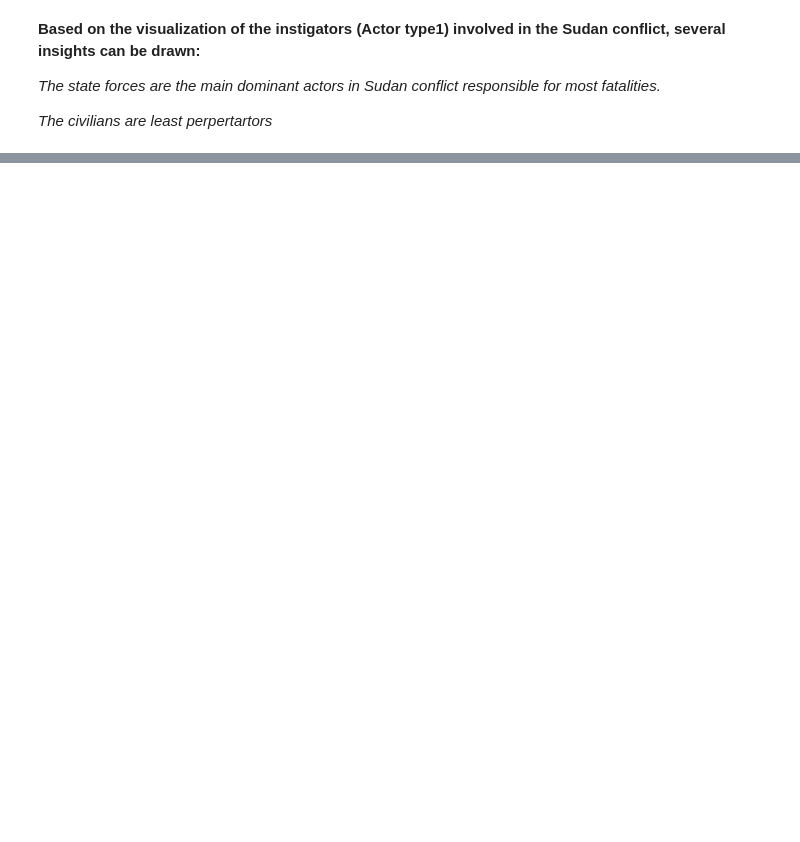
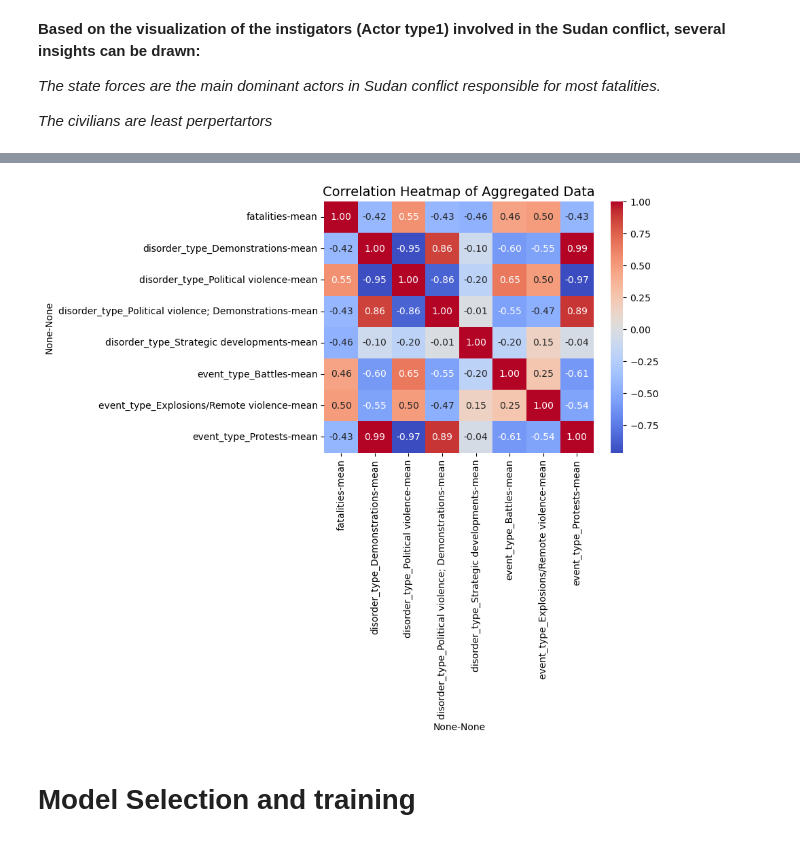
Before and after one commit to pmachieng/P_3_project, a Jupyter notebook: index.ipynb.ipynb, the cells around one changed output, grey strips where cells are left out. Drawn from its saved outputs; the diff is of its cells as text; code cells hidden in the pictures; blank space fills up the shorter version.

```diff
--- a/index.ipynb.ipynb
+++ b/index.ipynb.ipynb
@@ -632,0 +339,25 @@ Mean Squared Error: 14843931.931316573
+# %%
+df_encoded = pd.DataFrame(df_encoded)
+
+# Define the list of columns to keep
+selected_columns = [
+    'year',
+    'fatalities',
+    'disorder_type_Demonstrations',
+    'disorder_type_Political violence',
+    'disorder_type_Political violence; Demonstrations',
+    'disorder_type_Strategic developments',
+    'event_type_Battles',
+    'event_type_Explosions/Remote violence',
+    'event_type_Protests'
+]
+
+# Create a new DataFrame with only the selected columns
+selected_df = df_encoded[selected_columns]
+
+print(selected_df)
+
+#If you want to create a copy to ensure you are not modifying the original:
+selected_df_copy = df_encoded[selected_columns].copy()
+print("\nCopy of selected dataframe:")
+selected_df_copy.head(10)
@@ -632,0 +436,8 @@ Mean Squared Error: 14843931.931316573
+# %%
+# Assuming 'year' is the column containing year information
+grouped_df = selected_df_copy.groupby('year')
+
+# Calculate summary statistics (e.g., mean, count) for each column in each group
+summary_stats = grouped_df.agg(['mean'])
+
+summary_stats.head(20)
@@ -632,0 +464,16 @@ Mean Squared Error: 14843931.931316573
+# %%
+# Calculate the correlation matrix
+correlation_matrix = grouped_df.agg(['mean']).corr()
+
+# Create the heatmap
+sns.heatmap(correlation_matrix, annot=True, cmap='coolwarm', fmt=".2f")
+
+# Add a title
+plt.title("Correlation Heatmap of Aggregated Data", fontsize=14)
+
+# Show the plot
+plt.show()
+# %% [output]
+[figure, added]
+# %% [markdown]
+# Model Selection and training #
```
Also changed, not shown: parts of 82 cells of this notebook, 3 other files.
